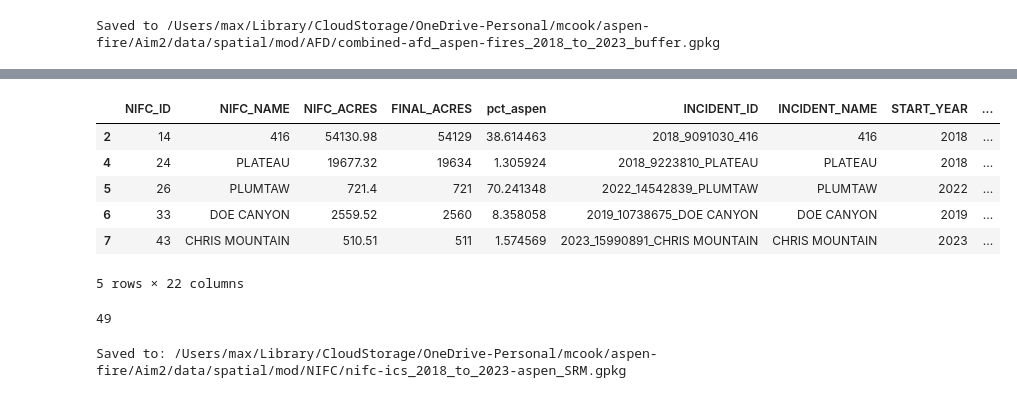
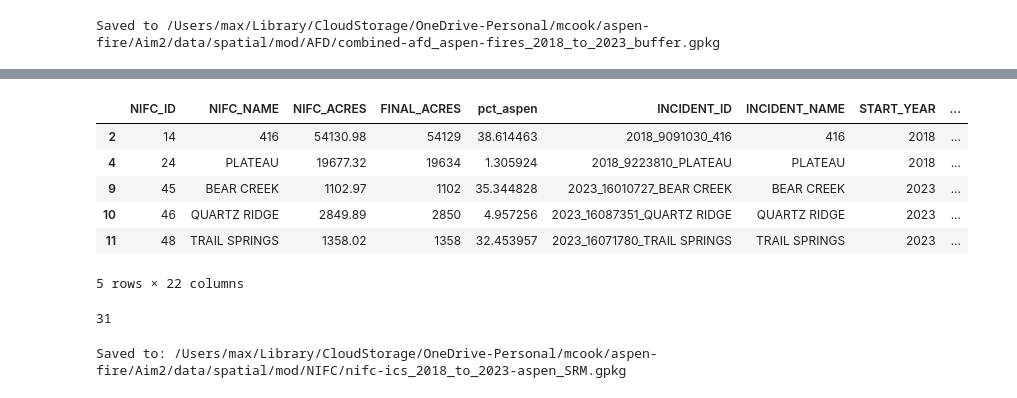
Before and after one commit to natshoff/aspen-fire-fork, a Jupyter notebook: Aim2/code/Python/02afd-modis-viirs_archive-nifc.ipynb, the cells around one changed output, grey strips where cells are left out. Drawn from its saved outputs; the diff is of its cells as text; code cells hidden in the pictures.

```diff
--- a/Aim2/code/Python/02afd-modis-viirs_archive-nifc.ipynb
+++ b/Aim2/code/Python/02afd-modis-viirs_archive-nifc.ipynb
@@ -340,21 +352,21 @@ print(len(afd_events_plots_c['NIFC_ID'].unique()))
 # %%
-# Save out the fires in southern rockies with > 10 AFD
-fires = afd_counts[afd_counts['counts'] > 10]
+# Save out the fires in southern rockies with > 100 AFD
+fires = afd_counts[afd_counts['counts'] > 100]
 aspen_events_srm = aspen_events[aspen_events['na_l3name'] == 'Southern Rockies']
 aspen_events_srm = aspen_events_srm[aspen_events_srm['NIFC_ID'].isin(fires['NIFC_ID'].unique())]
 aspen_events_srm.head()
 # %% [output]
 |  | NIFC_ID | NIFC_NAME | NIFC_ACRES | FINAL_ACRES | pct_aspen | INCIDENT_ID | INCIDENT_NAME | START_YEAR | ... |
 | 2 | 14 | 416 | 54130.98 | 54129 | 38.614463 | 2018_9091030_416 | 416 | 2018 | ... |
 | 4 | 24 | PLATEAU | 19677.32 | 19634 | 1.305924 | 2018_9223810_PLATEAU | PLATEAU | 2018 | ... |
-| 5 | 26 | PLUMTAW | 721.4 | 721 | 70.241348 | 2022_14542839_PLUMTAW | PLUMTAW | 2022 | ... |
-| 6 | 33 | DOE CANYON | 2559.52 | 2560 | 8.358058 | 2019_10738675_DOE CANYON | DOE CANYON | 2019 | ... |
-| 7 | 43 | CHRIS MOUNTAIN | 510.51 | 511 | 1.574569 | 2023_15990891_CHRIS MOUNTAIN | CHRIS MOUNTAIN | 2023 | ... |
+| 9 | 45 | BEAR CREEK | 1102.97 | 1102 | 35.344828 | 2023_16010727_BEAR CREEK | BEAR CREEK | 2023 | ... |
+| 10 | 46 | QUARTZ RIDGE | 2849.89 | 2850 | 4.957256 | 2023_16087351_QUARTZ RIDGE | QUARTZ RIDGE | 2023 | ... |
+| 11 | 48 | TRAIL SPRINGS | 1358.02 | 1358 | 32.453957 | 2023_16071780_TRAIL SPRINGS | TRAIL SPRINGS | 2023 | ... |
 5 rows × 22 columns
 # %%
 len(aspen_events_srm)
 # %% [output]
-49
+31
 # %%
 out_fp = os.path.join(projdir,'data/spatial/mod/NIFC/nifc-ics_2018_to_2023-aspen_SRM.gpkg')
 aspen_events_srm.to_file(out_fp)
```
Also changed, not shown: parts of 5 cells of this notebook, 16 other files.
